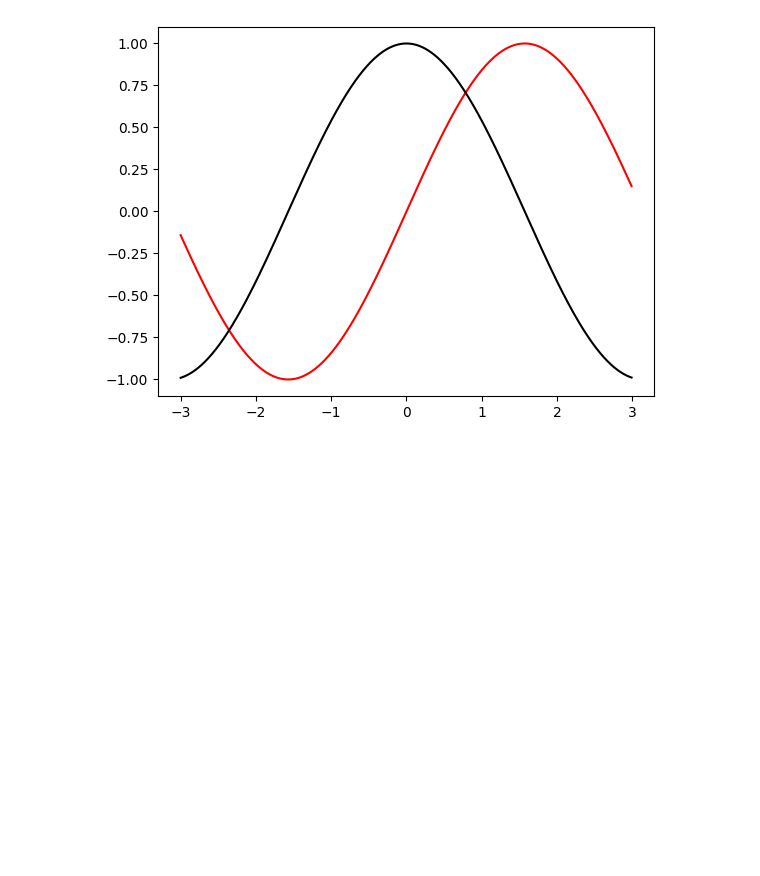
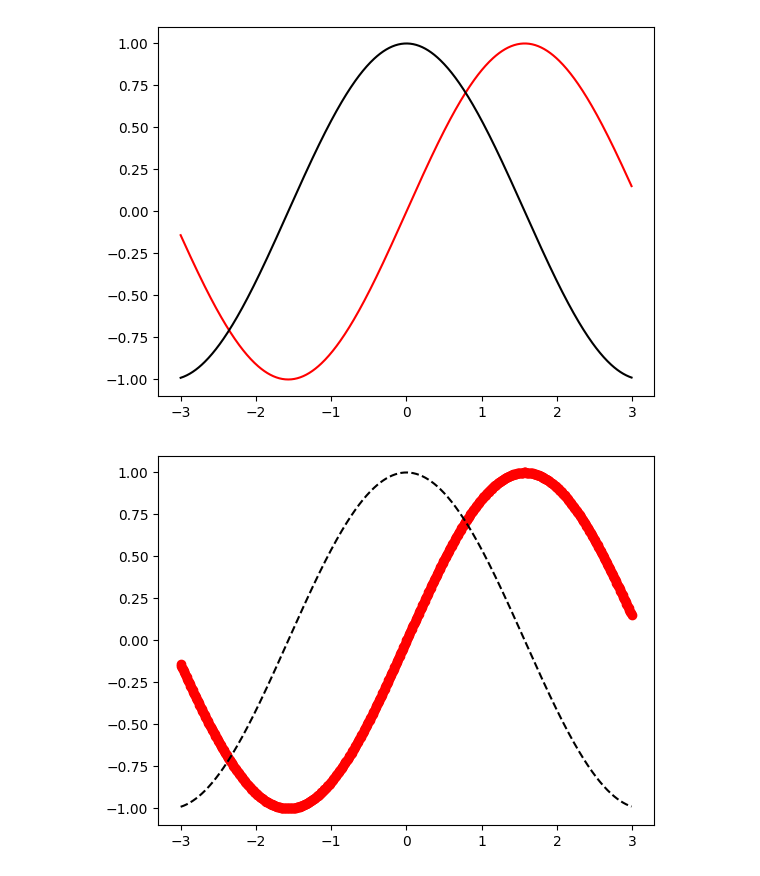
Before and after one commit to NasimShokrgozar/FirstSc, a Jupyter notebook: Session3_Basic.ipynb, the cells around one changed output. Saved outputs shown, nothing was run; the diff lists cells and outputs as text; code cells hidden in the pictures; blank space fills up the shorter version.

```diff
--- a/Session3_Basic.ipynb
+++ b/Session3_Basic.ipynb
@@ -224,3 +224,9 @@ plt.plot(x,z,'black')  # plt.plot(x,y,'k')
 plt.show()
 # %% [output]
 [figure]
+# %%
+plt.plot(x,y,'ro')
+plt.plot(x,z,'k--')
+plt.show()
+# %% [output]
+[figure, added]
```
Also changed, not shown: parts of 4 cells of this notebook.
